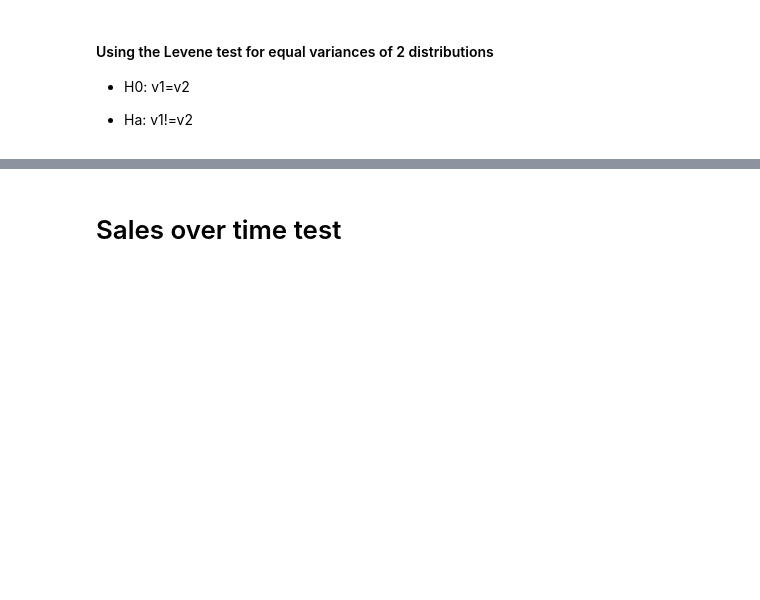
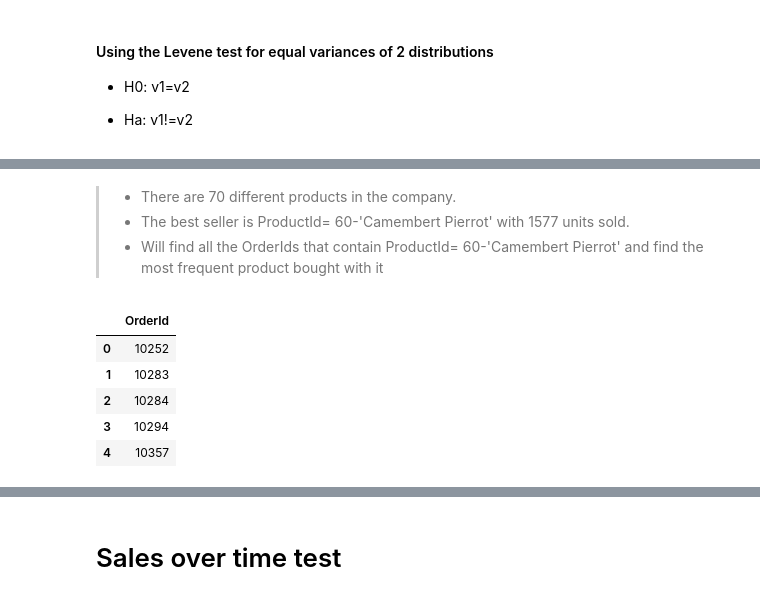
Before and after one commit to Francismorales/dsc-mod-3-project-online-ds-pt-061019, a Jupyter notebook: Project2-Northwind_Hypothesis_Testing.ipynb, the cells around one changed output, grey strips where cells are left out. Drawn from its saved outputs; the diff is of its cells as text; code cells hidden in the pictures; blank space fills up the shorter version.

```diff
--- a/Project2-Northwind_Hypothesis_Testing.ipynb
+++ b/Project2-Northwind_Hypothesis_Testing.ipynb
@@ -545,0 +593,20 @@ With p-values greater than 0.05 we faild to reject H0; therefore, we have enough
+# %% [markdown]
+> - There are 70 different products in the company.
+> - The best seller is  ProductId= 60-'Camembert Pierrot' with 1577 units sold.
+> - Will find all the OrderIds that contain ProductId= 60-'Camembert Pierrot' and find the most frequent product bought with it
+# %%
+#Get all OrderIds that contain ProductId = 60
+dfOrderIds = pd.read_sql_query('''SELECT od.OrderId
+                            FROM 'OrderDetail' od
+                            JOIN 'Product' p ON p.Id = od.ProductId
+                            WHERE ProductId = 60
+                            ;''', cnx)
+# %%
+dfOrderIds.head()
+# %% [output]
+|  | OrderId |
+| 0 | 10252 |
+| 1 | 10283 |
+| 2 | 10284 |
+| 3 | 10294 |
+| 4 | 10357 |
```
Also changed, not shown: parts of 11 cells of this notebook.
